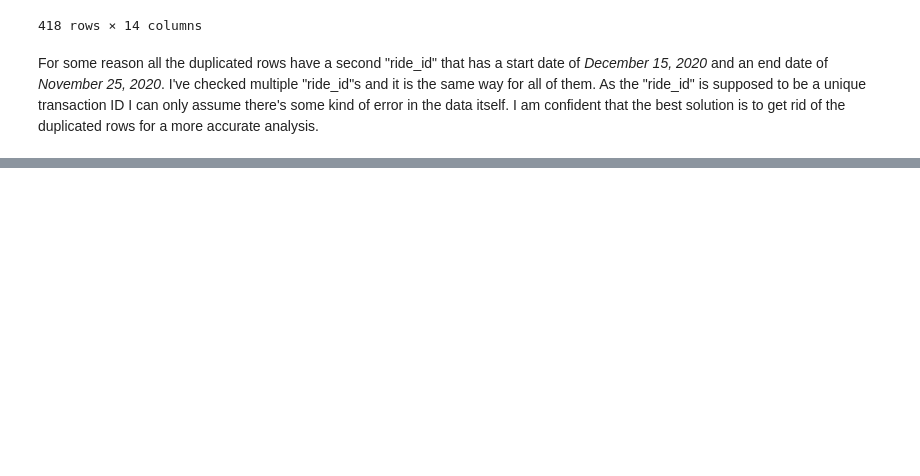
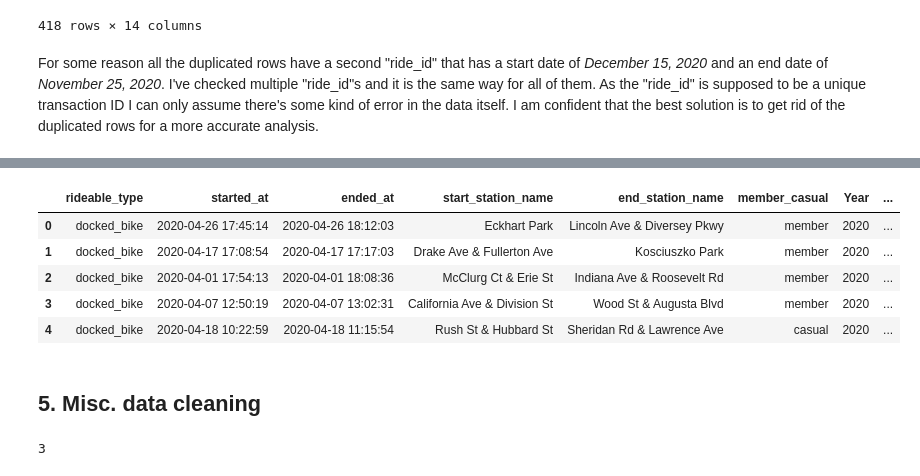
Before and after one commit to paul-trood/bicycle_sharing, a Jupyter notebook: 02_data_cleaning.ipynb, the cells around one changed output, grey strips where cells are left out. Saved outputs shown, nothing was run; the diff lists cells and outputs as text; code cells hidden in the pictures; blank space fills up the shorter version.

```diff
--- a/02_data_cleaning.ipynb
+++ b/02_data_cleaning.ipynb
@@ -229,0 +321,16 @@ memory usage: 4.8 GB
+# %%
+new_df.head()
+# %% [output]
+|  | rideable_type | started_at | ended_at | start_station_name | end_station_name | member_casual | Year | ... |
+| 0 | docked_bike | 2020-04-26 17:45:14 | 2020-04-26 18:12:03 | Eckhart Park | Lincoln Ave & Diversey Pkwy | member | 2020 | ... |
+| 1 | docked_bike | 2020-04-17 17:08:54 | 2020-04-17 17:17:03 | Drake Ave & Fullerton Ave | Kosciuszko Park | member | 2020 | ... |
+| 2 | docked_bike | 2020-04-01 17:54:13 | 2020-04-01 18:08:36 | McClurg Ct & Erie St | Indiana Ave & Roosevelt Rd | member | 2020 | ... |
+| 3 | docked_bike | 2020-04-07 12:50:19 | 2020-04-07 13:02:31 | California Ave & Division St | Wood St & Augusta Blvd | member | 2020 | ... |
+| 4 | docked_bike | 2020-04-18 10:22:59 | 2020-04-18 11:15:54 | Rush St & Hubbard St | Sheridan Rd & Lawrence Ave | casual | 2020 | ... |
+# %% [markdown]
+## 5. Misc. data cleaning
+# %%
+### Number of unique categories of bicycles to ride
+new_df["rideable_type"].nunique()
+# %% [output]
+3
```
Also changed, not shown: parts of 24 cells of this notebook.
